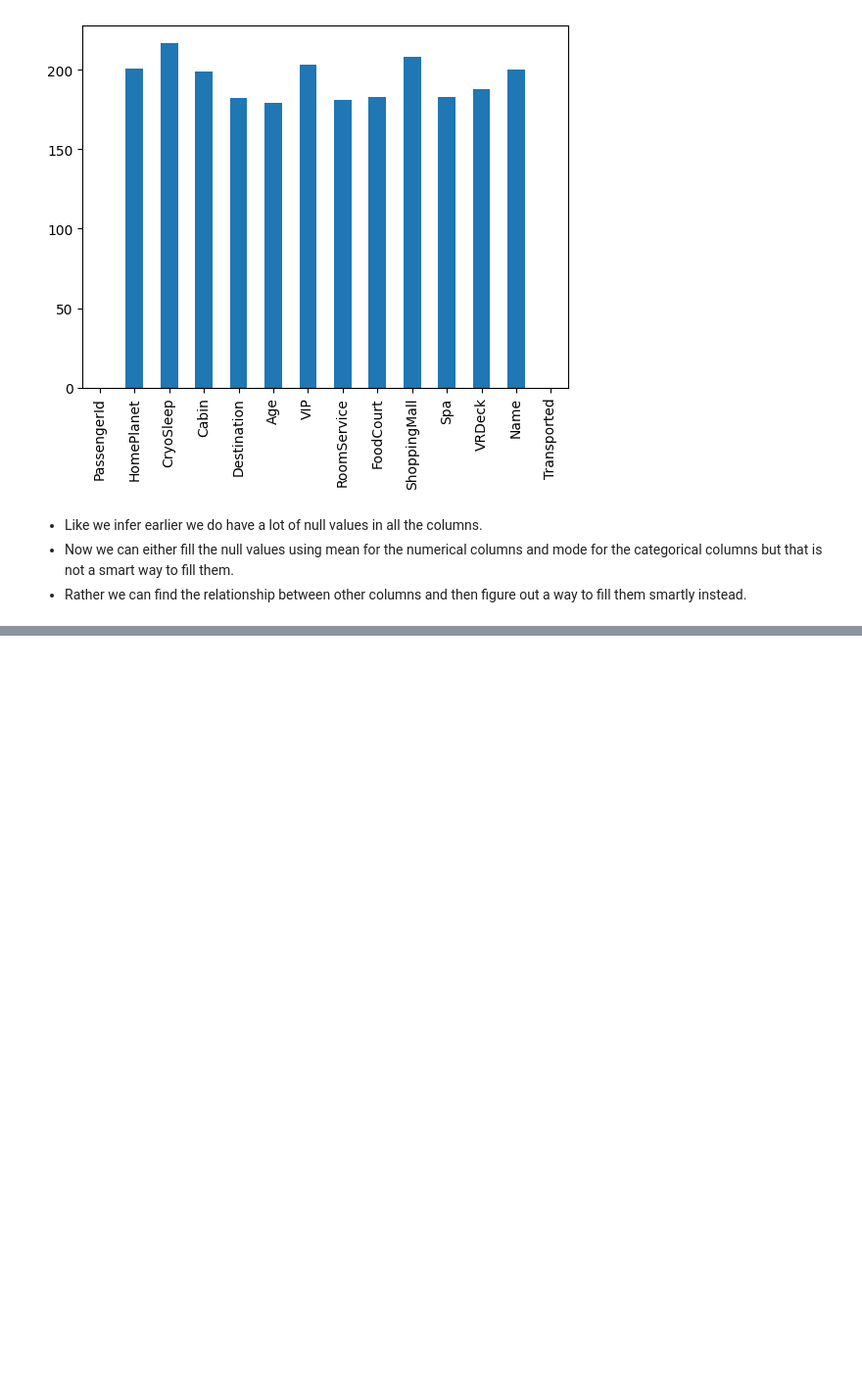
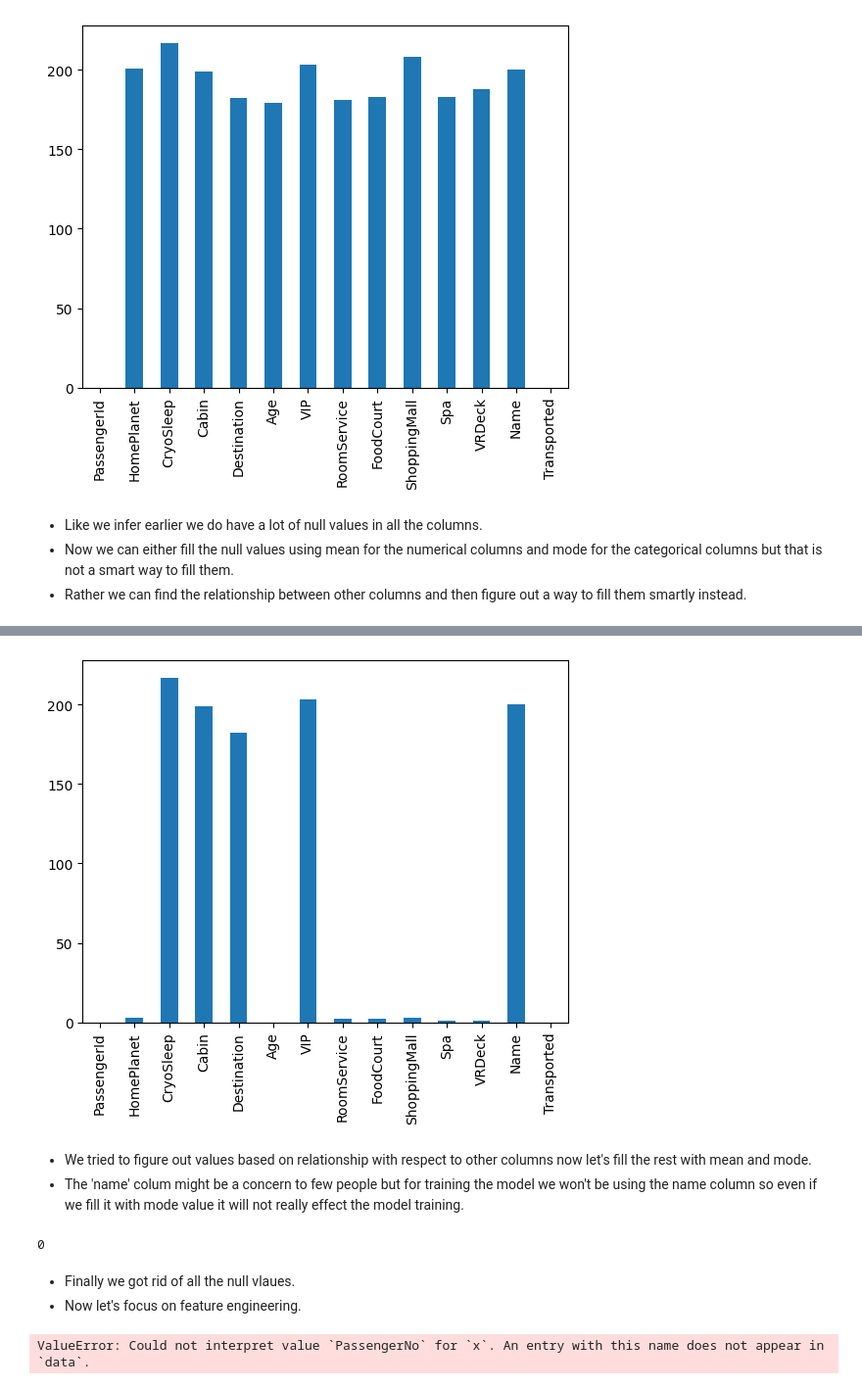
Before and after one commit to rizz045/Spaceship-Titanic-Project-using-Machine-Learning, a Jupyter notebook: Spaceship_Titanic_Project_using_Machine_Learning.ipynb, the cells around one changed output, grey strips where cells are left out. Shown at 98% size. Drawn from its saved outputs; the diff is of its cells as text; code cells hidden in the pictures; blank space fills up the shorter version.

```diff
--- a/Spaceship_Titanic_Project_using_Machine_Learning.ipynb
+++ b/Spaceship_Titanic_Project_using_Machine_Learning.ipynb
@@ -115,0 +173,29 @@ plt.show()
+# %%
+df.isnull().sum().plot.bar()
+plt.show()
+# %% [output]
+[figure, added]
+# %% [markdown]
+* We tried to figure out values based on relationship with respect to other columns now let's fill the rest with mean and mode.
+* The 'name' colum might be a concern to few people but for training the model we won't be using the name column so even if we fill it with mode value it will not really effect the model training.
+# %%
+for col in df.columns:
+    if df[col].isnull().sum() == 0:
+        continue
+
+    if df[col].dtype == object or df[col].dtype == bool:
+        df[col] = df[col].fillna(df[col].mode()[0])
+
+    else:
+        df[col] = df[col].fillna(df[col].mean())
+df.isnull().sum().sum()
+# %% [output]
+0
+# %% [markdown]
+* Finally we got rid of all the null vlaues.
+* Now let's focus on feature engineering.
+# %%
+sns.countplot(data = df, x = 'PassengerNo', hue='VIP')
+plt.show()
+# %% [output]
+ValueError: Could not interpret value `PassengerNo` for `x`. An entry with this name does not appear in `data`.
```
Also changed, not shown: parts of 13 cells of this notebook.
